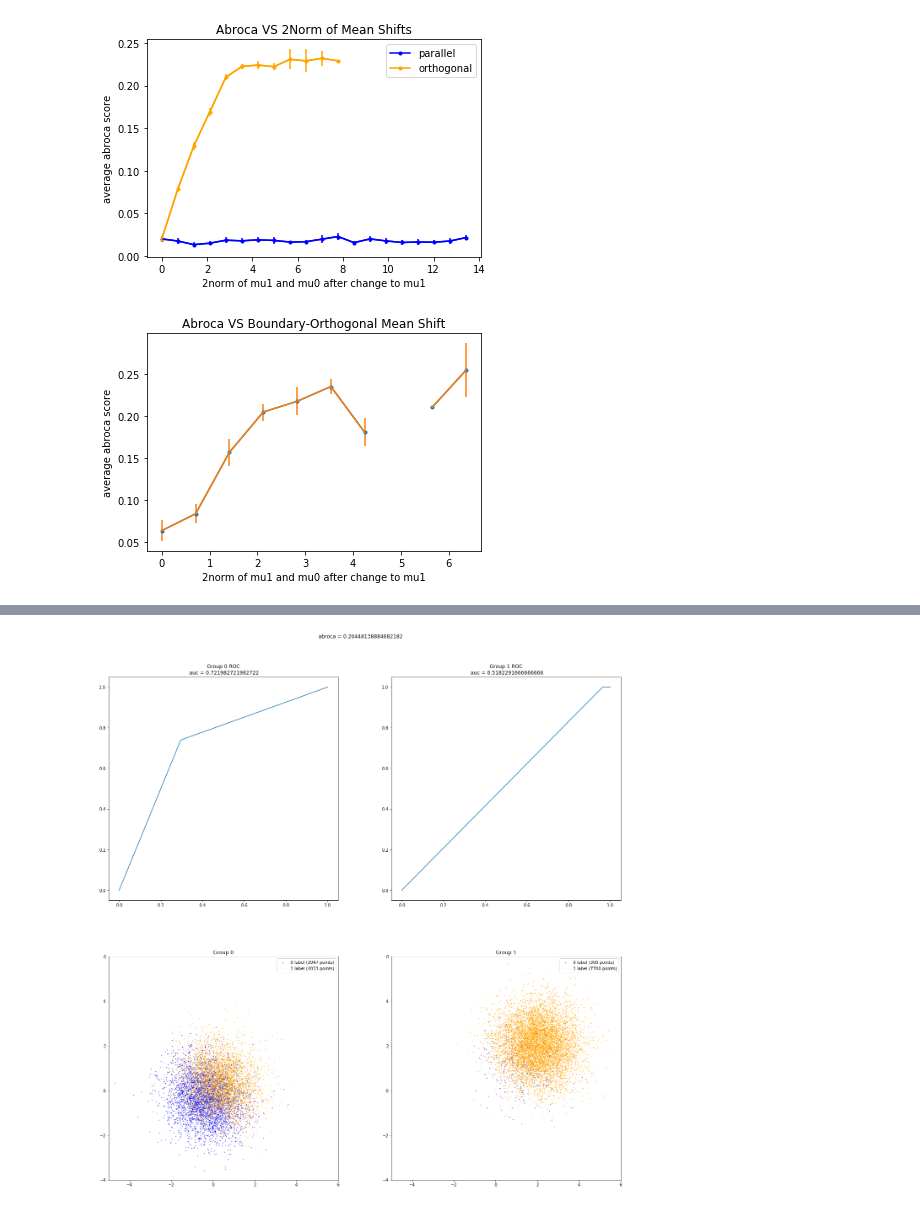
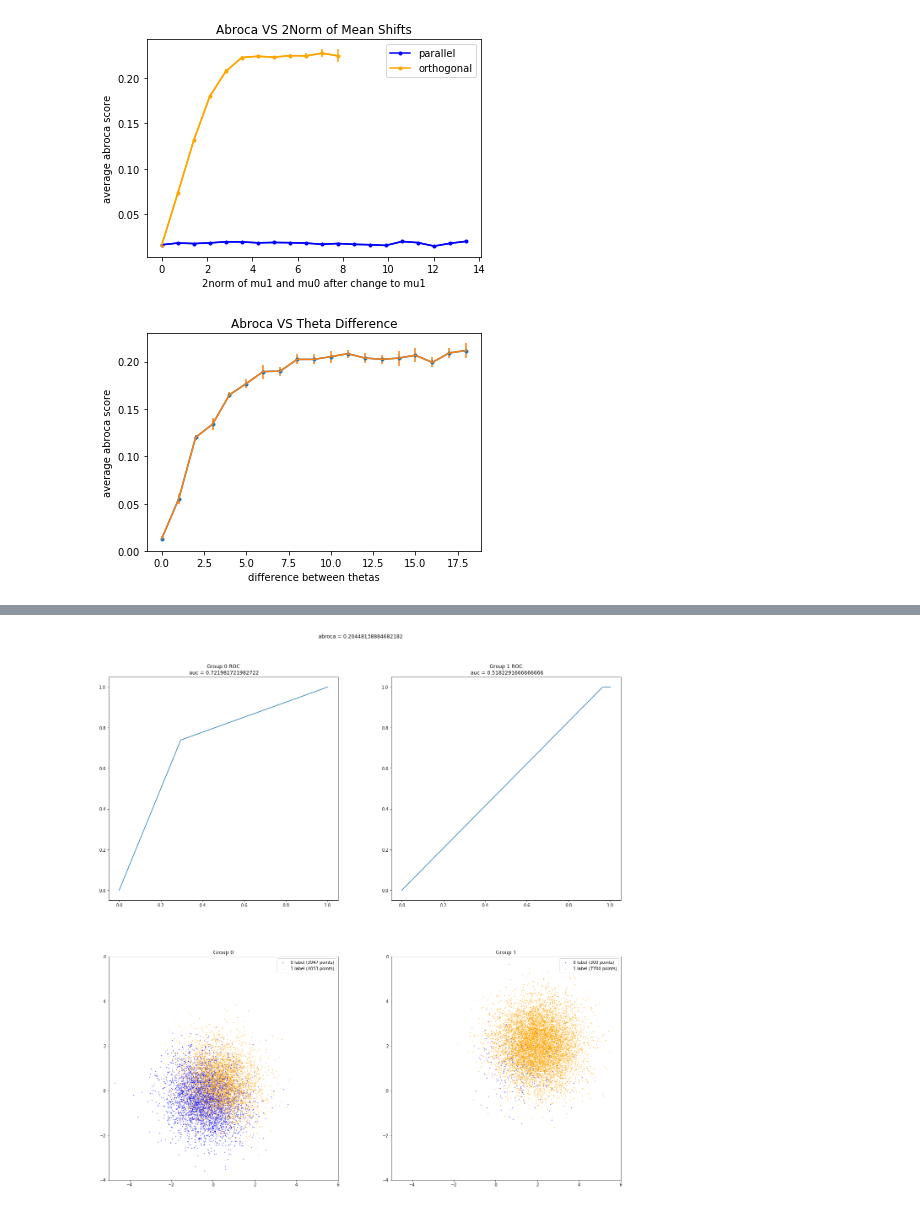
Before and after one commit to 13nat1313/ABROCAproject, a Jupyter notebook: ABROCAproject.ipynb, the cells around one changed output, grey strips where cells are left out. Cells and saved outputs as stored; diff of their text form; code cells hidden in the pictures.

```diff
--- a/ABROCAproject.ipynb
+++ b/ABROCAproject.ipynb
@@ -54,41 +54,41 @@ ValueError: all the input arrays must have same number of dimensions
 # %%
 #mean shifts vs. ABROCA plot example
 mu_change = np.arange(0,10,0.5)
-avg_abrocas_p, errors_p = ABROCA.ABROCAvs_plot('mu_parallel', mu_change, s=11, n=10000, r=10)
-avg_abrocas_o, errors_o = ABROCA.ABROCAvs_plot('mu_orthogonal', mu_change, s=11, n=10000, r=10)
+avg_abrocas_p, errors_p = viz.ABROCAvs_plot('mu_parallel', mu_change, s=11, n=10000, r=100)
+avg_abrocas_o, errors_o = viz.ABROCAvs_plot('mu_orthogonal', mu_change, s=11, n=10000, r=100)
 
 mu_diff_p = [np.linalg.norm(np.array([0+e,0-e]) - np.array([0,0]), ord=2) for e in mu_change]
 mu_diff_o = [np.linalg.norm(np.array([0+e,0+e]) - np.array([0,0]), ord=2) for e in mu_change]
 
 plt.xscale('linear')
 plt.yscale('linear')
 plt.plot(mu_diff_p, avg_abrocas_p, marker='.', label='parallel', color='blue')
 plt.errorbar(mu_diff_p, avg_abrocas_p, yerr=errors_p, color='blue')
 plt.plot(mu_diff_o, avg_abrocas_o, marker='.', label='orthogonal', color='orange')
 plt.errorbar(mu_diff_o, avg_abrocas_o, yerr=errors_o, color='orange')
 plt.xlabel('2norm of mu1 and mu0 after change to mu1')
 plt.ylabel('average abroca score')
 plt.title('Abroca VS 2Norm of Mean Shifts')
 plt.legend()
 plt.savefig('figures/abroca-vs-meanshifts.png')
 plt.show()
 # %% [output]
-[figure, old version]
+[figure, new version]
 # %%
-# label distribution vs. ABROCA plot example
-mu_change = np.arange(0,5,.5)
-avg_abrocas, errors = ABROCA.ABROCAvs_plot('mu_orthogonal', mu_change, s=13, n=1000)
+# theta difference vs. ABROCA plot example
+theta_scale = np.arange(1,20,1)
+avg_abrocas, errors = ABROCA.ABROCAvs_plot('theta_diff', theta_scale, s=13, n=10000, r=100)
 
-mu_diff = [np.linalg.norm(np.array([0+e,0+e]) - np.array([0,0]), ord=2) for e in mu_change]
+theta_diff = [np.linalg.norm(np.array([[1,1*e]]) - np.array([[1,1]]), ord=2) for e in theta_scale]
 
 plt.xscale('linear')
 plt.yscale('linear')
-plt.plot(mu_diff, avg_abrocas, marker='.')
-plt.errorbar(mu_diff, avg_abrocas, yerr=errors)
-plt.xlabel('2norm of mu1 and mu0 after change to mu1')
+plt.plot(theta_diff, avg_abrocas, marker='.')
+plt.errorbar(theta_diff, avg_abrocas, yerr=errors)
+plt.xlabel('difference between thetas')
 plt.ylabel('average abroca score')
-plt.title('Abroca VS Boundary-Orthogonal Mean Shift')
-plt.savefig('figures/abroca-vs-orthogonalmeanshift.png')
+plt.title('Abroca VS Theta Difference')
+plt.savefig('figures/abroca-vs-thetadifference.png')
 plt.show()
 # %% [output]
-[figure, old version]
+[figure, new version]
```
Also changed, not shown: parts of 4 cells of this notebook, 8 other files.
